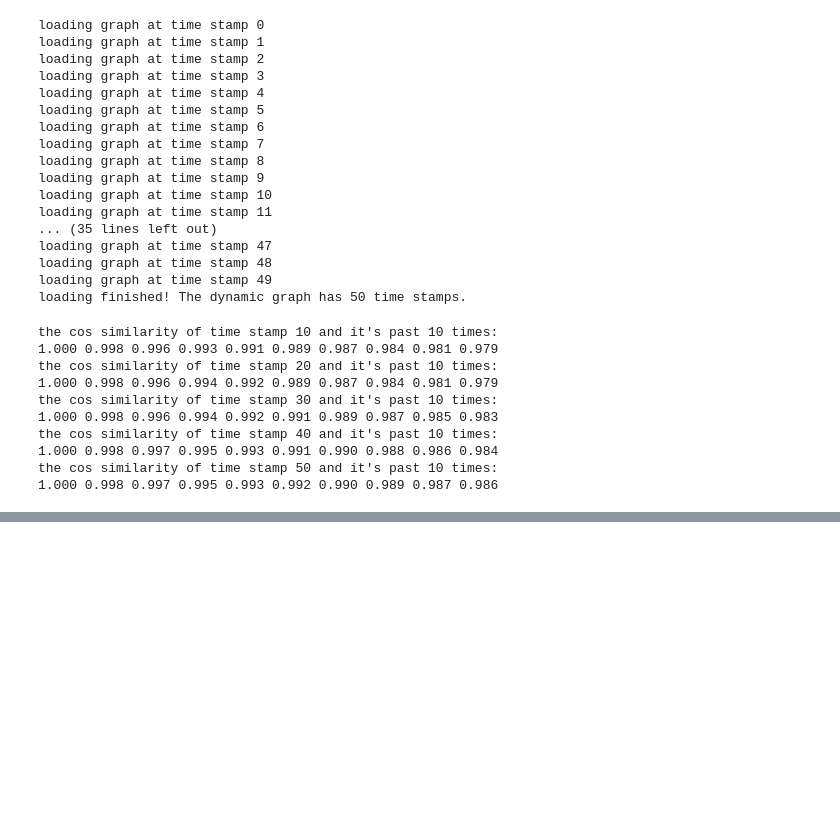
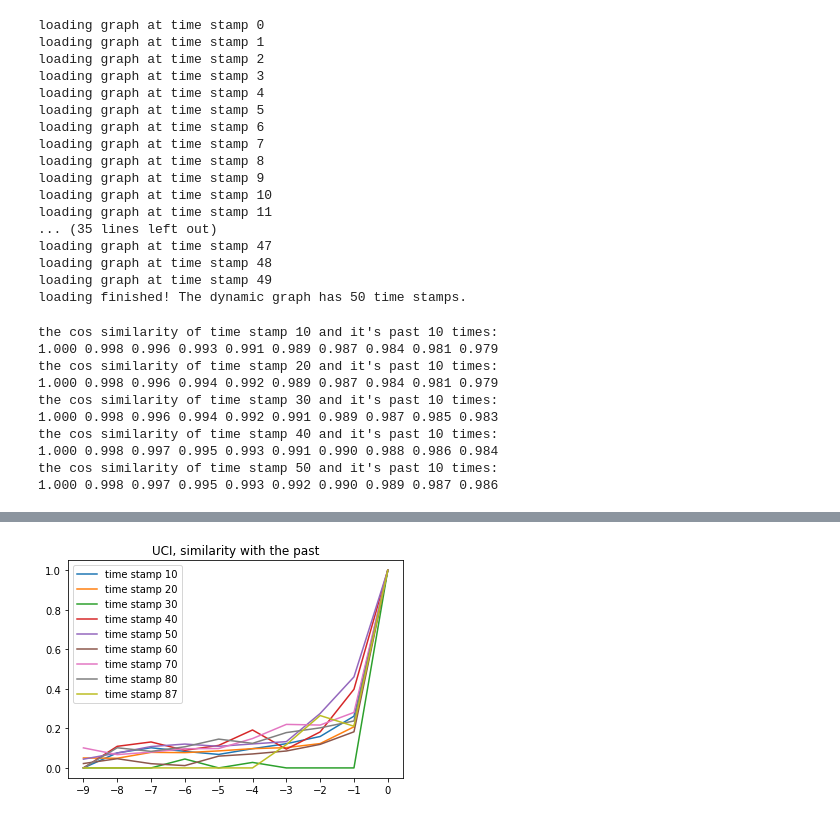
Before and after one commit to RiverFlowsInYou98/DynG2G, a Jupyter notebook: load_data_test.ipynb, the cells around one changed output, grey strips where cells are left out. Drawn from its saved outputs; the diff is of its cells as text; code cells hidden in the pictures; blank space fills up the shorter version.

```diff
--- a/load_data_test.ipynb
+++ b/load_data_test.ipynb
@@ -139,0 +154,10 @@ the cos similarity of time stamp 38 and it's past 10 times:
+# %%
+t_stamps = np.linspace(0, -9, num=10)
+plt.plot(t_stamps, uci_sim.T)
+plt.legend(["time stamp " + str(t+1) for t in uci_time_list])
+plt.xticks(t_stamps)
+plt.title("UCI, similarity with the past")
+plt.show()
+# plt.ylim([0,1])
+# %% [output]
+[figure, added]
```
Also changed, not shown: parts of 3 cells of this notebook.
